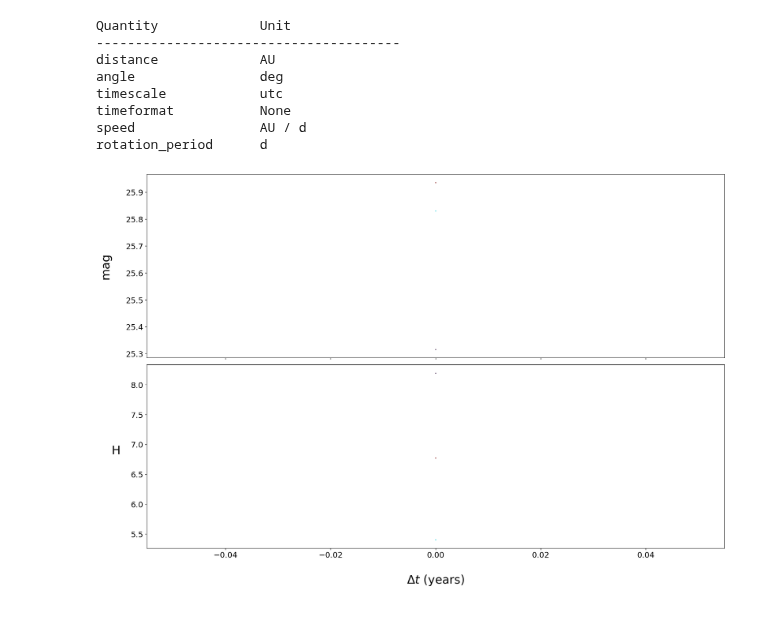
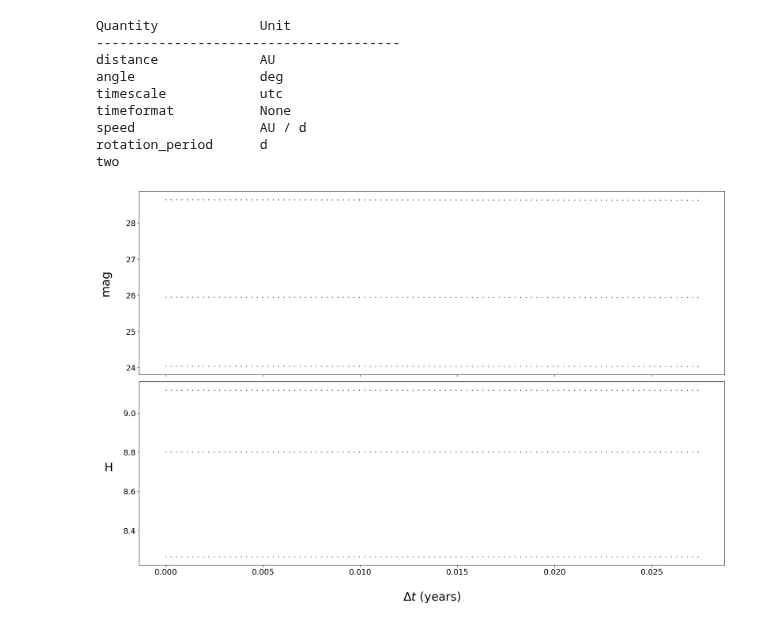
Before and after one commit to kjnapier/spacerocks, a Jupyter notebook: OrbitFitting.ipynb, the cells around one changed output. Saved outputs shown, nothing was run; the diff lists cells and outputs as text; code cells hidden in the pictures.

```diff
--- a/OrbitFitting.ipynb
+++ b/OrbitFitting.ipynb
@@ -17,36 +17,37 @@ rocks = SpaceRock(a=np.random.uniform(30, 100, N),
                   M=np.random.uniform(0, 360, N),
                   epoch=np.repeat(2459305.5, N),
                   H0=np.random.uniform(4, 10, N),
-                  delta_H = np.random.uniform(0.1, 0.5, N),
-                  rotation_period = np.random.uniform(0.2, 1, N),
-                  phi0 = np.random.rand(N) * 360,
+                  #delta_H = np.random.uniform(0.1, 0.5, N),
+                  #rotation_period = np.random.uniform(0.2, 1, N),
+                  #phi0 = np.random.rand(N) * 360,
                   name=[str(x) for x in range(N)],
                   frame='barycentric',
                   units=units)
 
-p = rocks.propagate(epochs=2459305.5, model=2)
+p = rocks.propagate(epochs=np.linspace(2459305.5, 2459315.5, 100), model=2)
 o = p.observe(obscode='W84')
 
 colors = [float(hash(s) % 256) / 256 for s in o.name]
 
 fig, ax = plt.subplots(2, 1, figsize=(18, 12), sharex=True)
 ax[0].scatter((o.epoch.jd - o.epoch.jd[0]) / 365.25, o.mag, s=1, c=colors, cmap='turbo')
 ax[0].tick_params(labelsize=16)
 ax[0].set_ylabel('mag', fontsize=24, labelpad=30)
 
 ax[1].scatter((o.epoch.jd - o.epoch.jd[0]) / 365.25, o.H, s=1, c=colors, cmap='turbo')
 ax[1].tick_params(labelsize=16)
 ax[1].set_xlabel(r'$\Delta t$ (years)', fontsize=24, labelpad=30)
 ax[1].set_ylabel('H', fontsize=24, labelpad=30, rotation=0)
 
 fig.tight_layout()
 # %% [output]
 Quantity             Unit
 ---------------------------------------
 distance             AU
 angle                deg
 timescale            utc
 timeformat           None
 speed                AU / d
 rotation_period      d
+two
-[figure, old version]
+[figure, new version]
```
Also changed, not shown: parts of 6 cells of this notebook, 4 other files.
